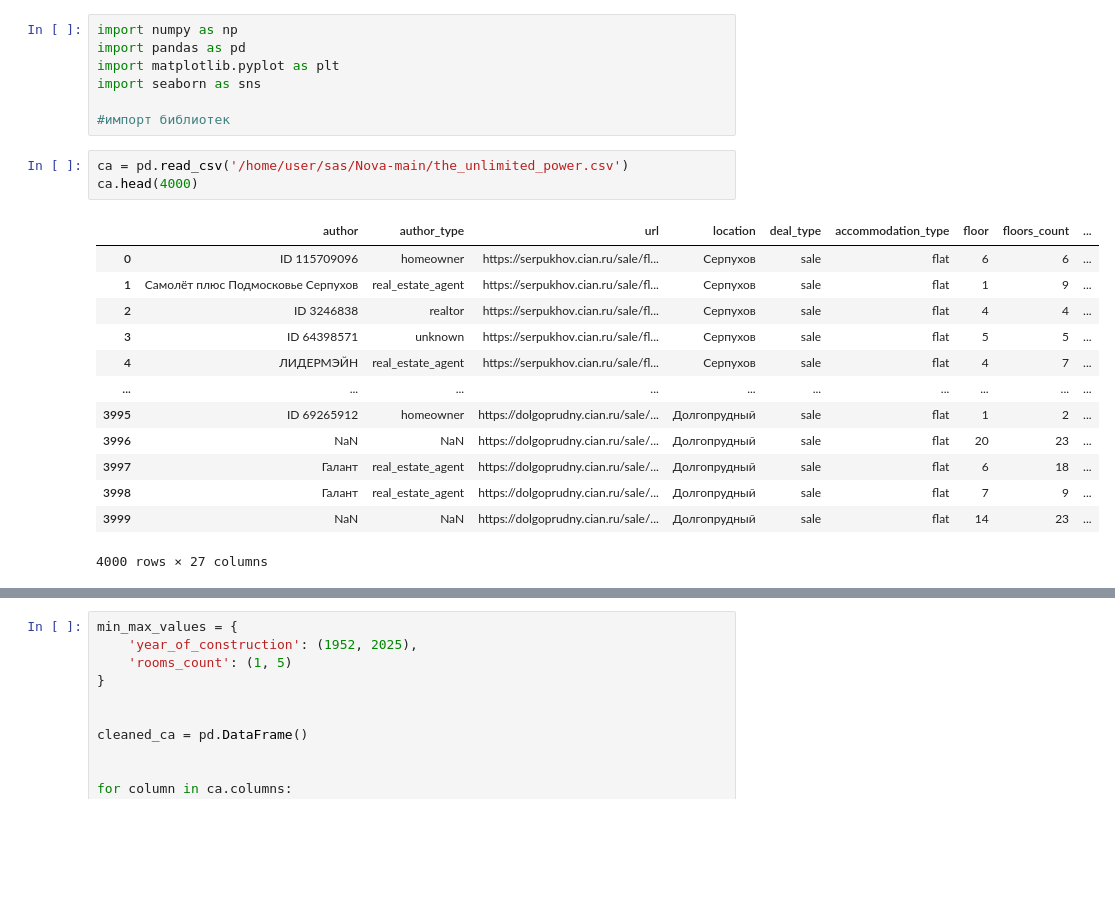
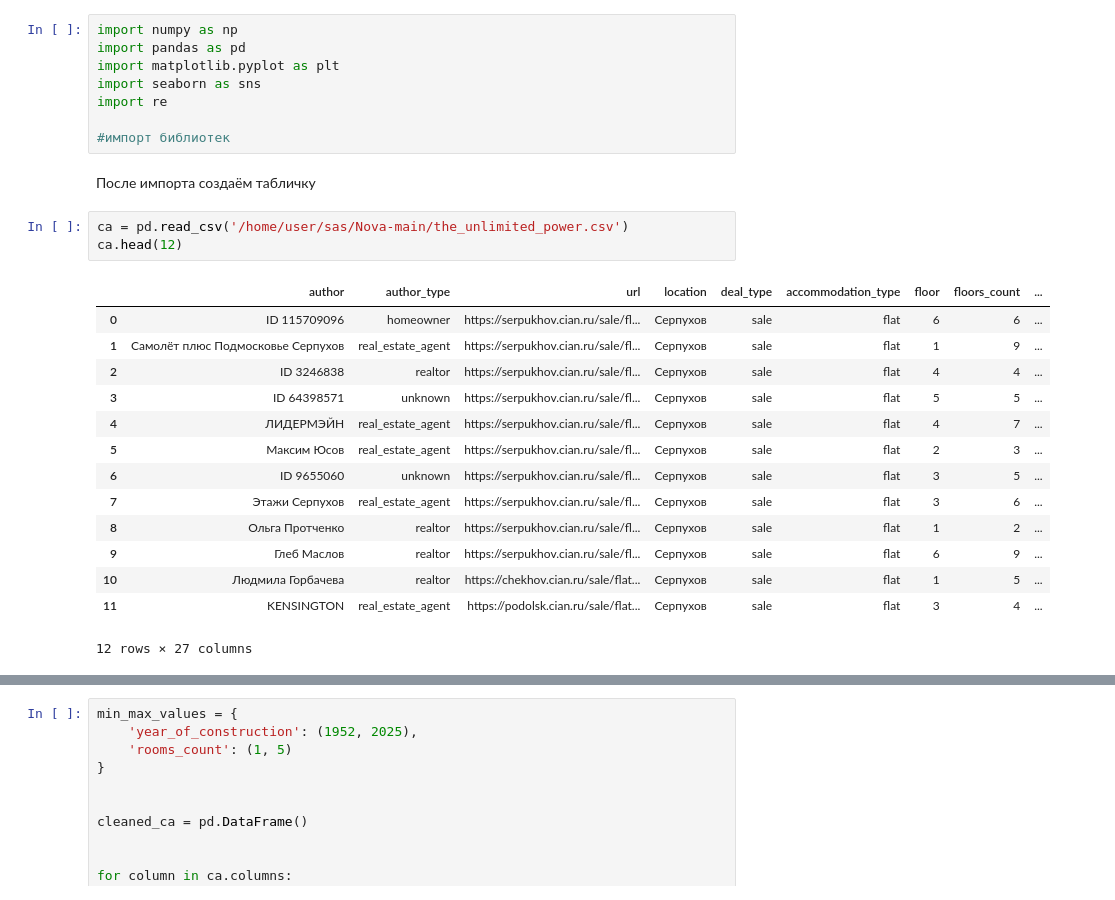
Before and after one commit to vostakov/Nova, a Jupyter notebook: mina.ipynb, the cells around one changed output, grey strips where cells are left out. Saved outputs shown, nothing was run; the diff lists cells and outputs as text; blank space fills up the shorter version.

```diff
--- a/mina.ipynb
+++ b/mina.ipynb
@@ -3,22 +3,26 @@ import numpy as np
 import pandas as pd
 import matplotlib.pyplot as plt
 import seaborn as sns
+import re
 
 #импорт библиотек
+# %% [markdown]
+После импорта создаём табличку
 # %%
 ca = pd.read_csv('/home/user/sas/Nova-main/the_unlimited_power.csv')
-ca.head(4000)
+ca.head(12)
 # %% [output]
 |  | author | author_type | url | location | deal_type | accommodation_type | floor | floors_count | ... |
 | 0 | ID 115709096 | homeowner | https://serpukhov.cian.ru/sale/fl... | Серпухов | sale | flat | 6 | 6 | ... |
 | 1 | Самолёт плюс Подмосковье Серпухов | real_estate_agent | https://serpukhov.cian.ru/sale/fl... | Серпухов | sale | flat | 1 | 9 | ... |
 | 2 | ID 3246838 | realtor | https://serpukhov.cian.ru/sale/fl... | Серпухов | sale | flat | 4 | 4 | ... |
 | 3 | ID 64398571 | unknown | https://serpukhov.cian.ru/sale/fl... | Серпухов | sale | flat | 5 | 5 | ... |
 | 4 | ЛИДЕРМЭЙН | real_estate_agent | https://serpukhov.cian.ru/sale/fl... | Серпухов | sale | flat | 4 | 7 | ... |
-| ... | ... | ... | ... | ... | ... | ... | ... | ... | ... |
-| 3995 | ID 69265912 | homeowner | https://dolgoprudny.cian.ru/sale/... | Долгопрудный | sale | flat | 1 | 2 | ... |
-| 3996 | NaN | NaN | https://dolgoprudny.cian.ru/sale/... | Долгопрудный | sale | flat | 20 | 23 | ... |
-| 3997 | Галант | real_estate_agent | https://dolgoprudny.cian.ru/sale/... | Долгопрудный | sale | flat | 6 | 18 | ... |
-| 3998 | Галант | real_estate_agent | https://dolgoprudny.cian.ru/sale/... | Долгопрудный | sale | flat | 7 | 9 | ... |
-| 3999 | NaN | NaN | https://dolgoprudny.cian.ru/sale/... | Долгопрудный | sale | flat | 14 | 23 | ... |
+| 5 | Максим Юсов | real_estate_agent | https://serpukhov.cian.ru/sale/fl... | Серпухов | sale | flat | 2 | 3 | ... |
+| 6 | ID 9655060 | unknown | https://serpukhov.cian.ru/sale/fl... | Серпухов | sale | flat | 3 | 5 | ... |
+| 7 | Этажи Серпухов | real_estate_agent | https://serpukhov.cian.ru/sale/fl... | Серпухов | sale | flat | 3 | 6 | ... |
+| 8 | Ольга Протченко | realtor | https://serpukhov.cian.ru/sale/fl... | Серпухов | sale | flat | 1 | 2 | ... |
+| 9 | Глеб Маслов | realtor | https://serpukhov.cian.ru/sale/fl... | Серпухов | sale | flat | 6 | 9 | ... |
+| 10 | Людмила Горбачева | realtor | https://chekhov.cian.ru/sale/flat... | Серпухов | sale | flat | 1 | 5 | ... |
+| 11 | KENSINGTON | real_estate_agent | https://podolsk.cian.ru/sale/flat... | Серпухов | sale | flat | 3 | 4 | ... |
-4000 rows × 27 columns
+12 rows × 27 columns
```
Also changed, not shown: parts of 33 cells of this notebook.
